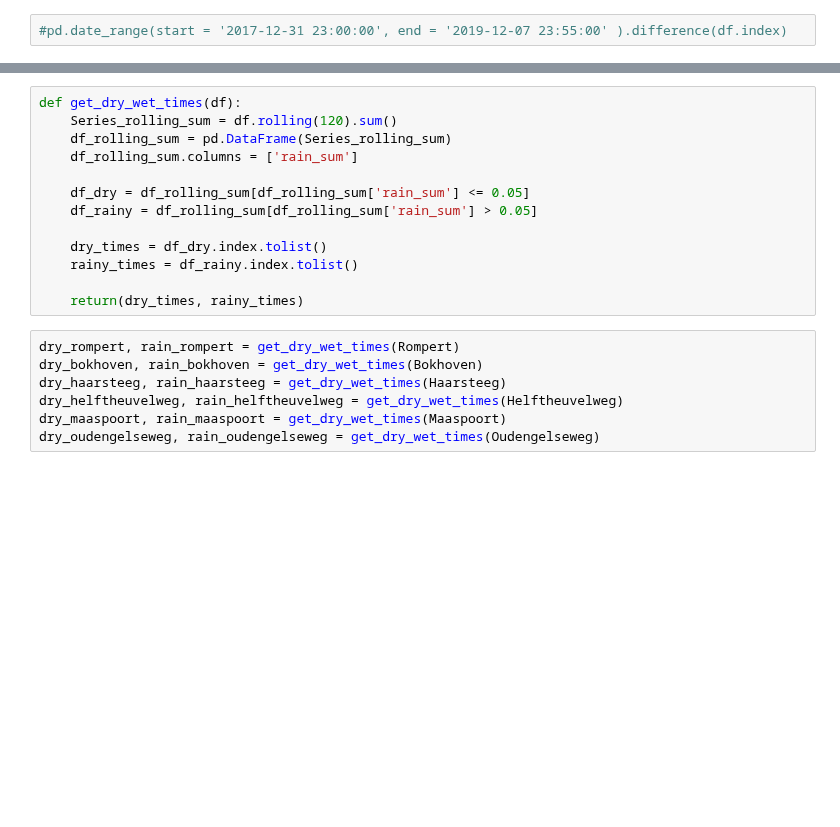
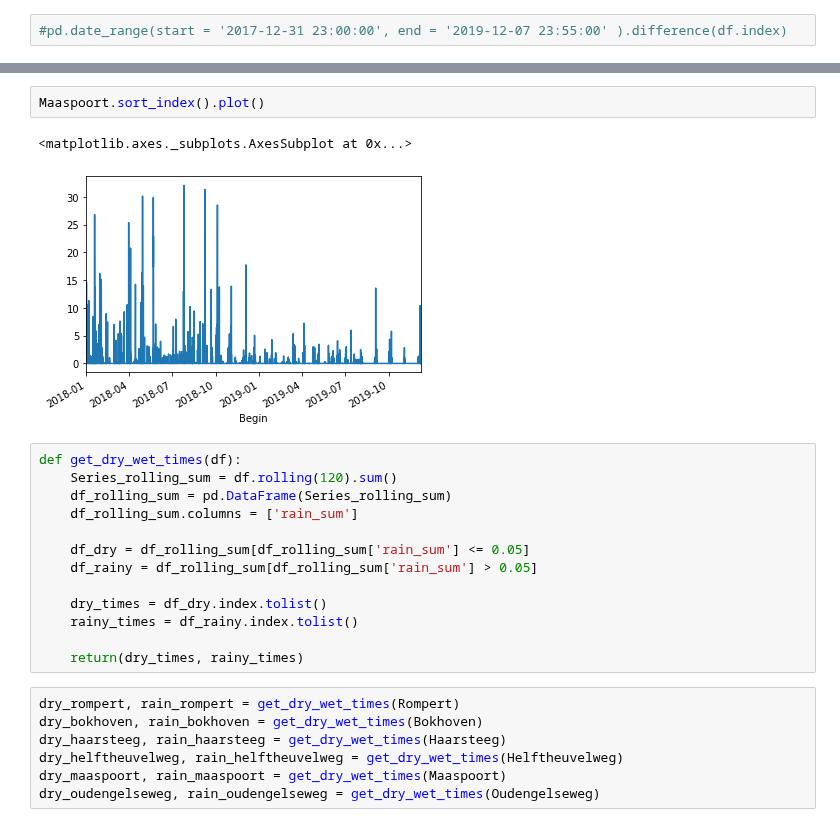
Before and after one commit to Trezorro/waterschap-datachallenge, a Jupyter notebook: Summing_rain_pumps.ipynb, the cells around one changed output, grey strips where cells are left out. Drawn from its saved outputs; the diff is of its cells as text; blank space fills up the shorter version.

```diff
--- a/Summing_rain_pumps.ipynb
+++ b/Summing_rain_pumps.ipynb
@@ -126,3 +149,8 @@ Oudengelseweg = sum_pumps(Oudengelseweg)
+# %%
+Maaspoort.sort_index().plot()
+# %% [output]
+<matplotlib.axes._subplots.AxesSubplot at 0x...>
+[figure, added]
 # %%
 def get_dry_wet_times(df):
     Series_rolling_sum = df.rolling(120).sum()
```
Also changed, not shown: parts of 9 cells of this notebook.
